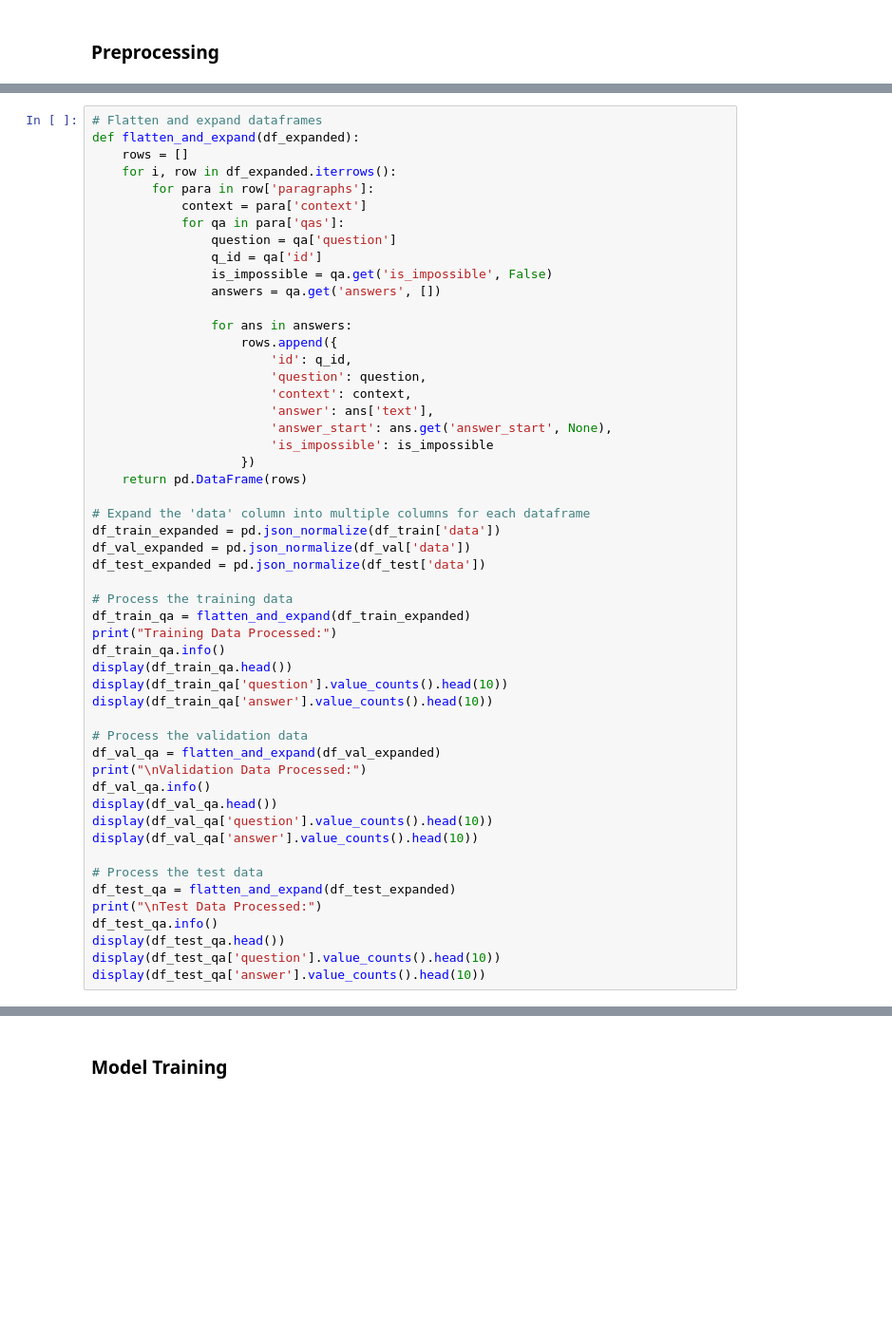
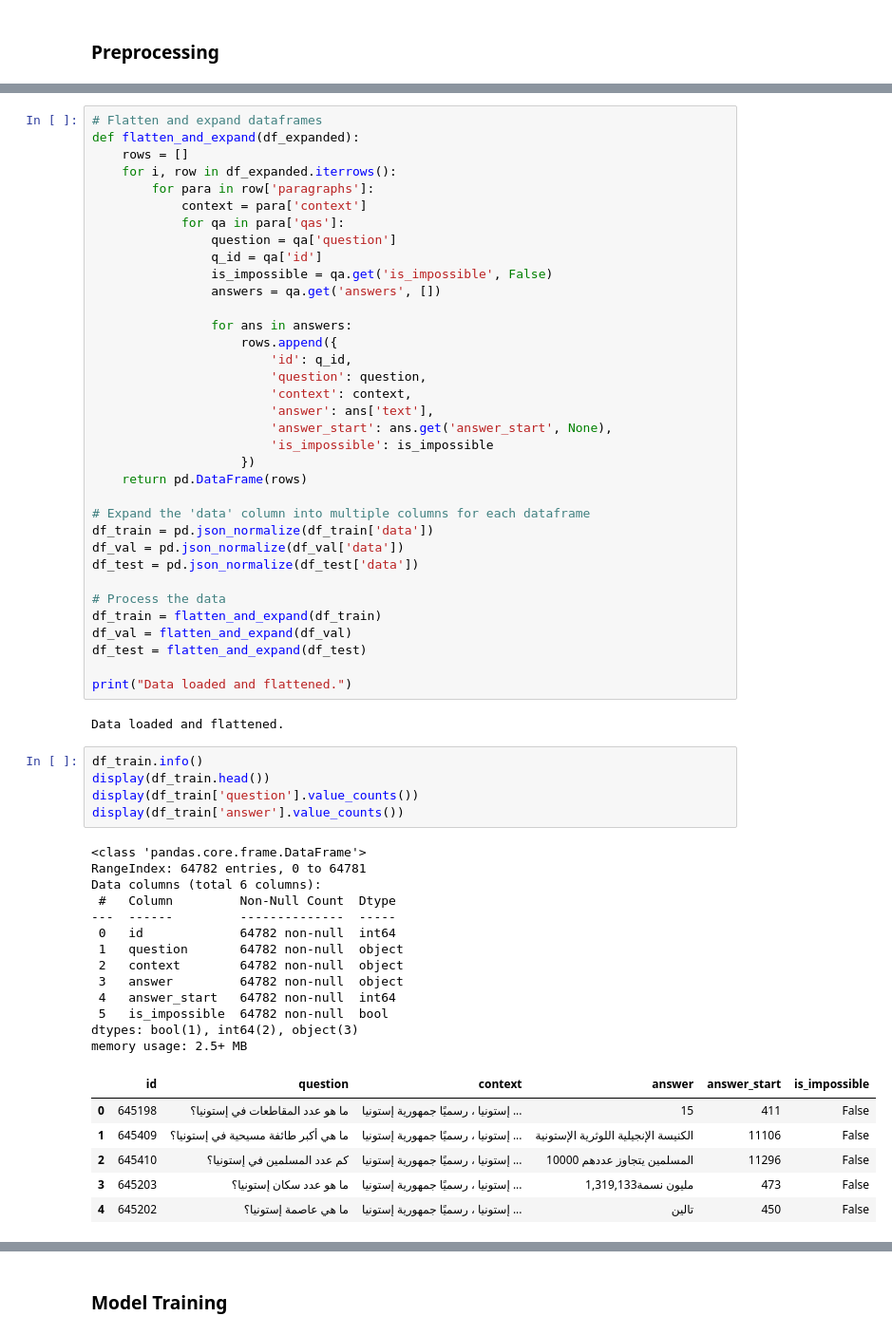
Before and after one commit to MeriemMhr/comp0087-snlp-group-coursework, a Jupyter notebook: experiments/question-answering/LlamaArabicaQAUSEME.ipynb, the cells around one changed output, grey strips where cells are left out. Shown at 95% size. Cells and saved outputs as stored; diff of their text form; blank space fills up the shorter version.

```diff
--- a/experiments/question-answering/LlamaArabicaQAUSEME.ipynb
+++ b/experiments/question-answering/LlamaArabicaQAUSEME.ipynb
@@ -94,30 +185,40 @@ def flatten_and_expand(df_expanded):
     return pd.DataFrame(rows)
 
 # Expand the 'data' column into multiple columns for each dataframe
-df_train_expanded = pd.json_normalize(df_train['data'])
-df_val_expanded = pd.json_normalize(df_val['data'])
-df_test_expanded = pd.json_normalize(df_test['data'])
+df_train = pd.json_normalize(df_train['data'])
+df_val = pd.json_normalize(df_val['data'])
+df_test = pd.json_normalize(df_test['data'])
 
-# Process the training data
-df_train_qa = flatten_and_expand(df_train_expanded)
-print("Training Data Processed:")
-df_train_qa.info()
-display(df_train_qa.head())
-display(df_train_qa['question'].value_counts().head(10))
-display(df_train_qa['answer'].value_counts().head(10))
+# Process the data
+df_train = flatten_and_expand(df_train)
+df_val = flatten_and_expand(df_val)
+df_test = flatten_and_expand(df_test)
 
-# Process the validation data
-df_val_qa = flatten_and_expand(df_val_expanded)
-print("\nValidation Data Processed:")
-df_val_qa.info()
-display(df_val_qa.head())
-display(df_val_qa['question'].value_counts().head(10))
-display(df_val_qa['answer'].value_counts().head(10))
-
-# Process the test data
-df_test_qa = flatten_and_expand(df_test_expanded)
-print("\nTest Data Processed:")
-df_test_qa.info()
-display(df_test_qa.head())
-display(df_test_qa['question'].value_counts().head(10))
-display(df_test_qa['answer'].value_counts().head(10))
+print("Data loaded and flattened.")
+# %% [output]
+Data loaded and flattened.
+# %%
+df_train.info()
+display(df_train.head())
+display(df_train['question'].value_counts())
+display(df_train['answer'].value_counts())
+# %% [output]
+<class 'pandas.core.frame.DataFrame'>
+RangeIndex: 64782 entries, 0 to 64781
+Data columns (total 6 columns):
+ #   Column         Non-Null Count  Dtype
+---  ------         --------------  -----
+ 0   id             64782 non-null  int64
+ 1   question       64782 non-null  object
+ 2   context        64782 non-null  object
+ 3   answer         64782 non-null  object
+ 4   answer_start   64782 non-null  int64
+ 5   is_impossible  64782 non-null  bool
+dtypes: bool(1), int64(2), object(3)
+memory usage: 2.5+ MB
+|  | id | question | context | answer | answer_start | is_impossible |
+| 0 | 645198 | ما هو عدد المقاطعات في إستونيا؟ | إستونيا ، رسميًا جمهورية إستونيا ... | 15 | 411 | False |
+| 1 | 645409 | ما هي أكبر طائفة مسيحية في إستونيا؟ | إستونيا ، رسميًا جمهورية إستونيا ... | الكنيسة الإنجيلية اللوثرية الإستونية | 11106 | False |
+| 2 | 645410 | كم عدد المسلمين في إستونيا؟ | إستونيا ، رسميًا جمهورية إستونيا ... | المسلمين يتجاوز عددهم 10000 | 11296 | False |
+| 3 | 645203 | ما هو عدد سكان إستونيا؟ | إستونيا ، رسميًا جمهورية إستونيا ... | 1,319,133مليون نسمة | 473 | False |
+| 4 | 645202 | ما هي عاصمة إستونيا؟ | إستونيا ، رسميًا جمهورية إستونيا ... | تالين | 450 | False |
```
Also changed, not shown: parts of 40 cells of this notebook, 1 other file.
